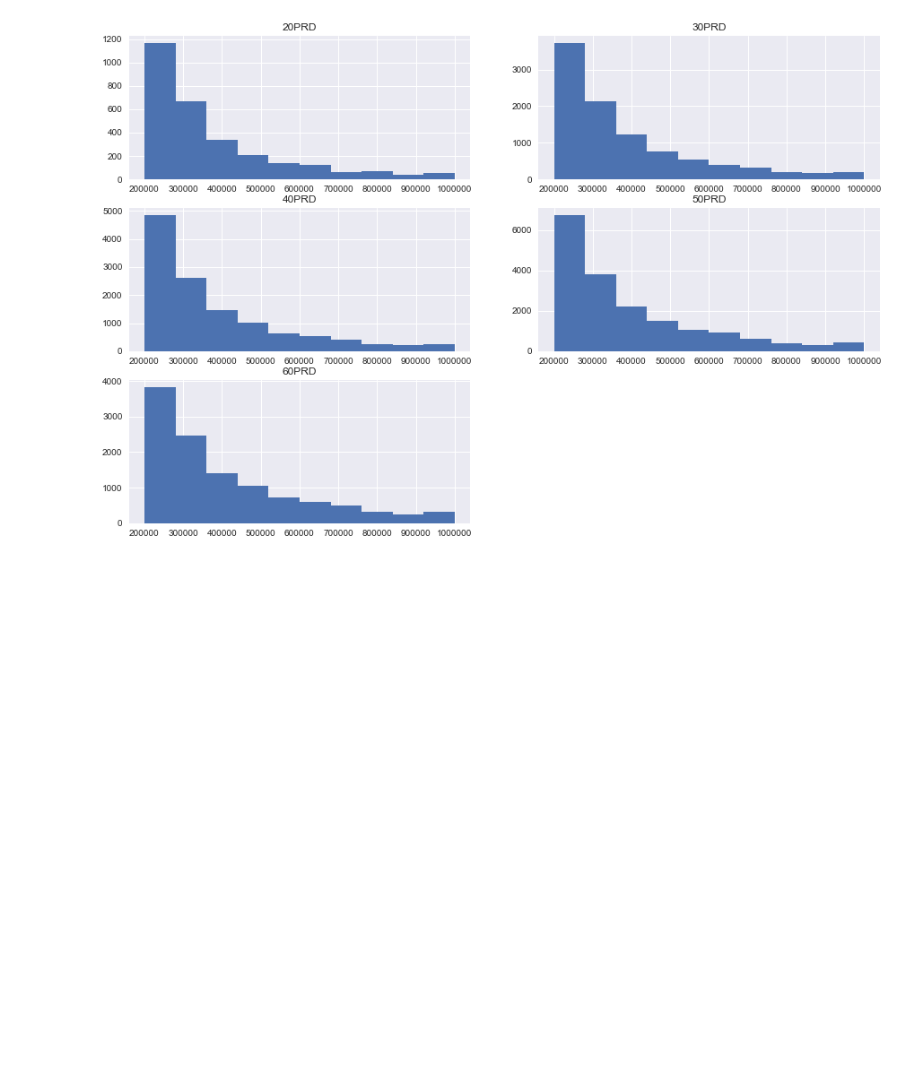
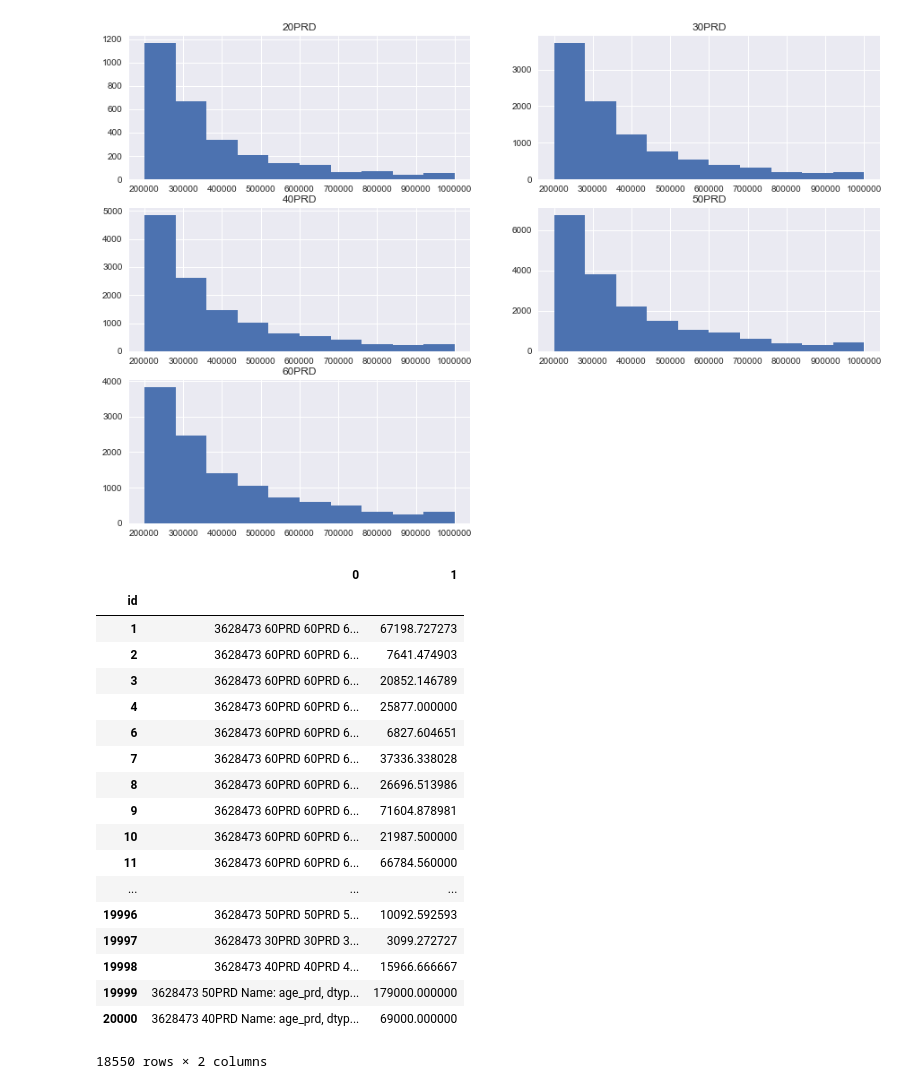
Before and after one commit to kkalla/BicPicture, a Jupyter notebook: buy_am.ipynb, the cells around one changed output. Cells and saved outputs as stored; diff of their text form; code cells hidden in the pictures; blank space fills up the shorter version.

```diff
--- a/buy_am.ipynb
+++ b/buy_am.ipynb
@@ -98,3 +98,31 @@ plt.title('60PRD')
 plt.show()
 # %% [output]
 [figure]
+# %%
+grouped = sub.groupby('id')
+def get_avg(x):
+    avg_buy_am = sum(x.buy_am)
+    avg_buy_am /= len(x)
+    return pd.Series([x.age_prd,avg_buy_am])
+
+grouped.apply(get_avg)
+# %% [output]
+|  | 0 | 1 |
+| id |  |  |
+| 1 | 3628473 60PRD 60PRD 6... | 67198.727273 |
+| 2 | 3628473 60PRD 60PRD 6... | 7641.474903 |
+| 3 | 3628473 60PRD 60PRD 6... | 20852.146789 |
+| 4 | 3628473 60PRD 60PRD 6... | 25877.000000 |
+| 6 | 3628473 60PRD 60PRD 6... | 6827.604651 |
+| 7 | 3628473 60PRD 60PRD 6... | 37336.338028 |
+| 8 | 3628473 60PRD 60PRD 6... | 26696.513986 |
+| 9 | 3628473 60PRD 60PRD 6... | 71604.878981 |
+| 10 | 3628473 60PRD 60PRD 6... | 21987.500000 |
+| 11 | 3628473 60PRD 60PRD 6... | 66784.560000 |
+| ... | ... | ... |
+| 19996 | 3628473 50PRD 50PRD 5... | 10092.592593 |
+| 19997 | 3628473 30PRD 30PRD 3... | 3099.272727 |
+| 19998 | 3628473 40PRD 40PRD 4... | 15966.666667 |
+| 19999 | 3628473 50PRD Name: age_prd, dtyp... | 179000.000000 |
+| 20000 | 3628473 40PRD Name: age_prd, dtyp... | 69000.000000 |
+18550 rows × 2 columns
```
Also changed, not shown: parts of 2 cells of this notebook, 2 other files.
